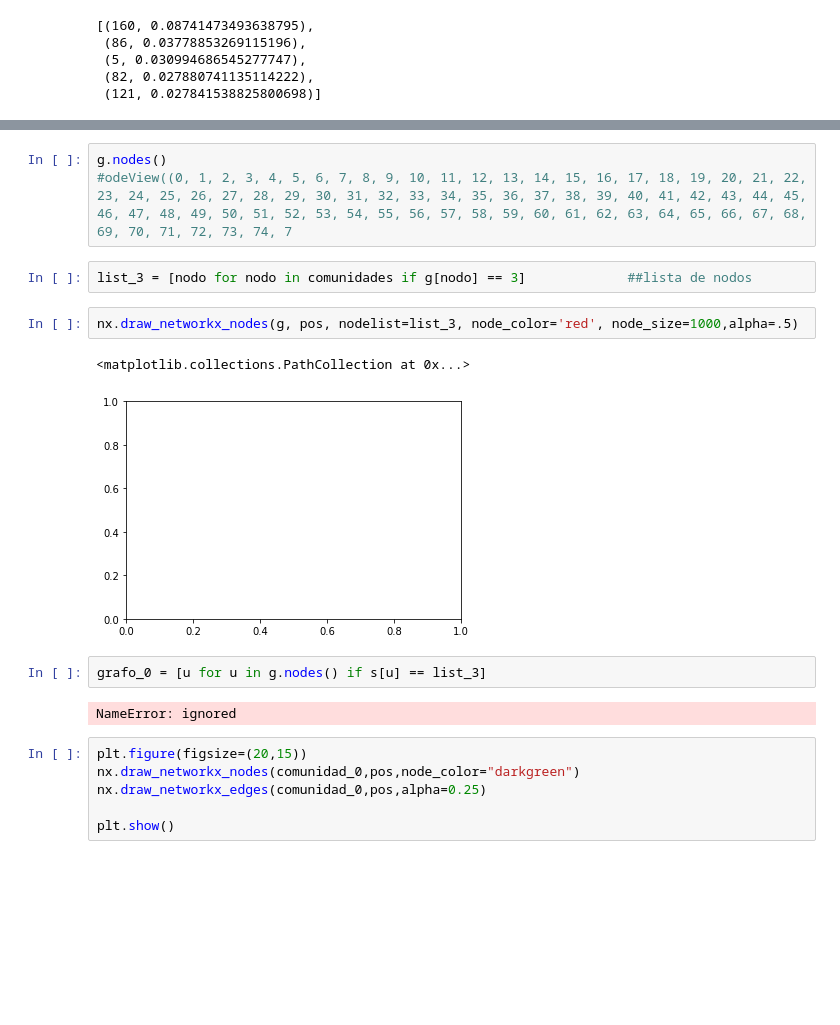
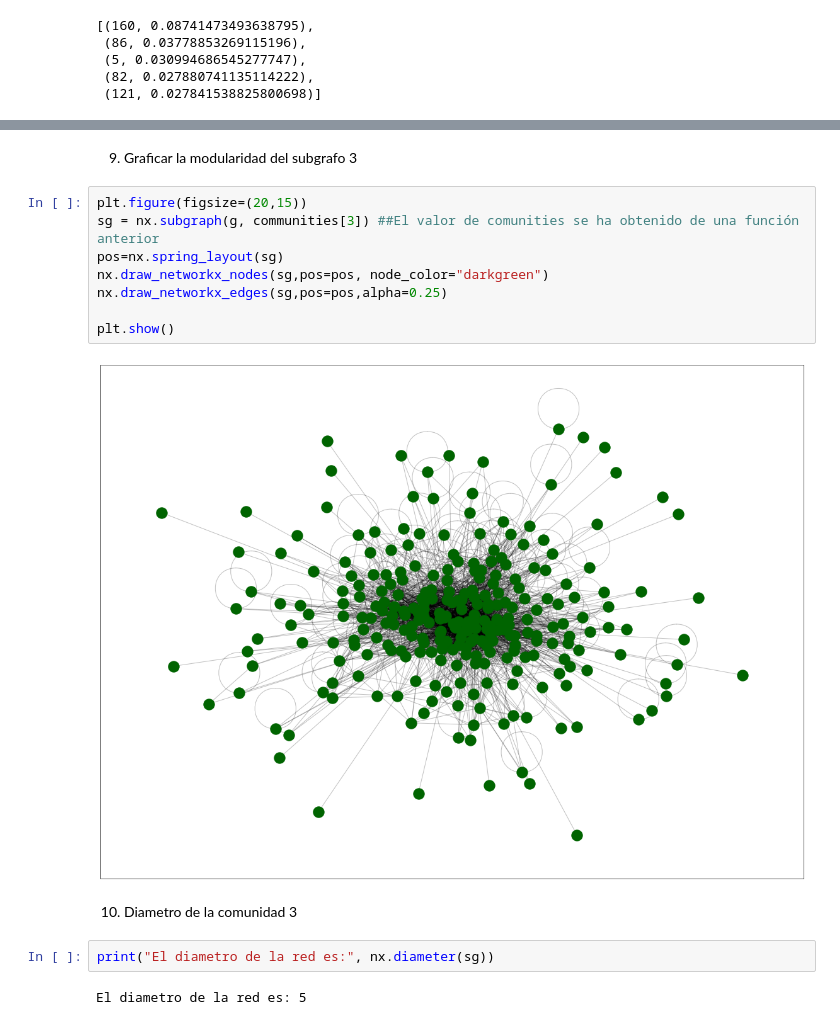
Before and after one commit to NantoCaparachin/Analisis_Descriptivos, a Jupyter notebook: email_Eu_core.ipynb, the cells around one changed output, grey strips where cells are left out. Cells and saved outputs as stored; diff of their text form; blank space fills up the shorter version.

```diff
--- a/email_Eu_core.ipynb
+++ b/email_Eu_core.ipynb
@@ -192,20 +187,18 @@ len(comunidad_3)
-# %%
-g.nodes()
-#odeView((0, 1, 2, 3, 4, 5, 6, 7, 8, 9, 10, 11, 12, 13, 14, 15, 16, 17, 18, 19, 20, 21, 22, 23, 24, 25, 26, 27, 28, 29, 30, 31, 32, 33, 34, 35, 36, 37, 38, 39, 40, 41, 42, 43, 44, 45, 46, 47, 48, 49, 50, 51, 52, 53, 54, 55, 56, 57, 58, 59, 60, 61, 62, 63, 64, 65, 66, 67, 68, 69, 70, 71, 72, 73, 74, 7
-# %%
-list_3 = [nodo for nodo in comunidades if g[nodo] == 3]             ##lista de nodos
-# %%
-nx.draw_networkx_nodes(g, pos, nodelist=list_3, node_color='red', node_size=1000,alpha=.5)
-# %% [output]
-<matplotlib.collections.PathCollection at 0x...>
-[figure, removed]
-# %%
-grafo_0 = [u for u in g.nodes() if s[u] == list_3]
-# %% [output]
-NameError: ignored
+# %% [markdown]
+9. Graficar la modularidad del subgrafo 3
 # %%
 plt.figure(figsize=(20,15))
-nx.draw_networkx_nodes(comunidad_0,pos,node_color="darkgreen")
-nx.draw_networkx_edges(comunidad_0,pos,alpha=0.25)
+sg = nx.subgraph(g, communities[3]) ##El valor de comunities se ha obtenido de una función anterior
+pos=nx.spring_layout(sg)
+nx.draw_networkx_nodes(sg,pos=pos, node_color="darkgreen")
+nx.draw_networkx_edges(sg,pos=pos,alpha=0.25)
 
 plt.show()
+# %% [output]
+[figure, added]
+# %% [markdown]
+10. Diametro de la comunidad 3
+# %%
+print("El diametro de la red es:", nx.diameter(sg))
+# %% [output]
+El diametro de la red es: 5
```
Also changed, not shown: parts of 18 cells of this notebook.
